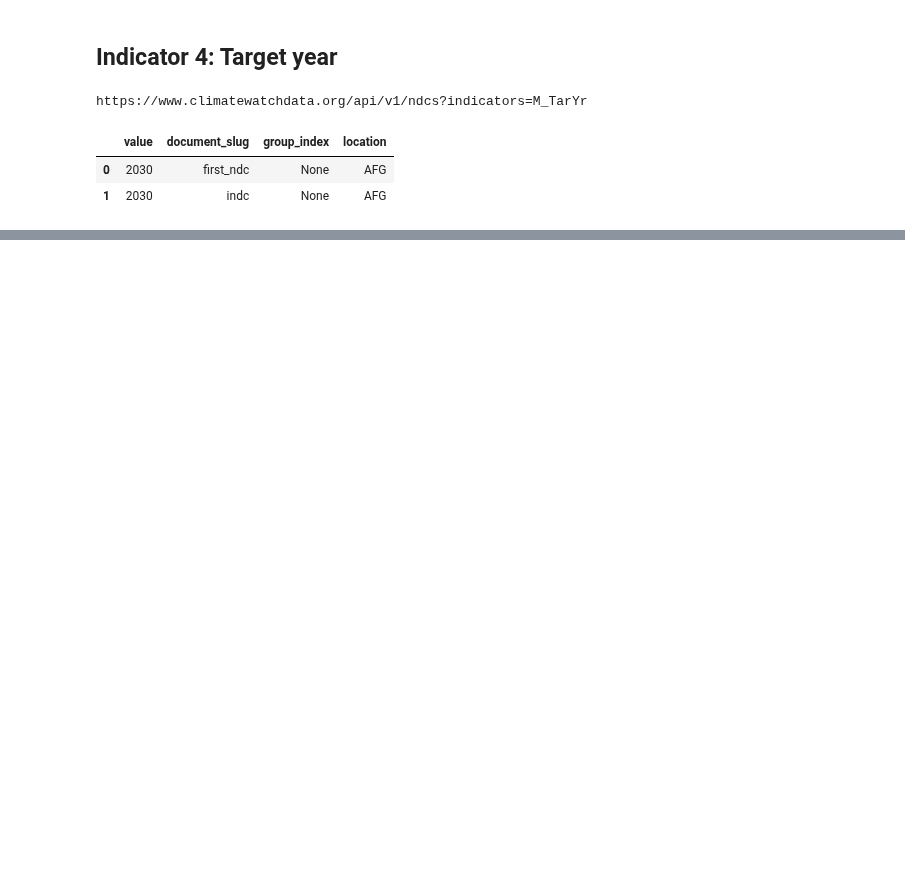
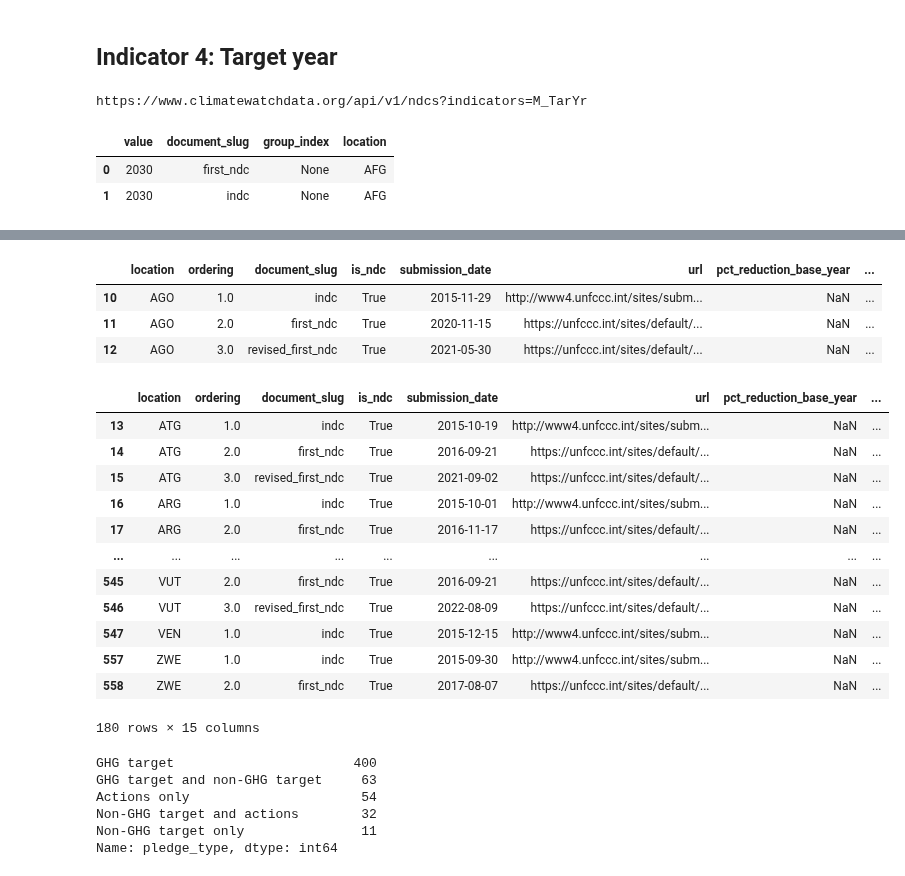
Before and after one commit to Vizzuality/mangrove-atlas, a Jupyter notebook: data/notebooks/Lab/data_exploration/climate_watch_endpoints.ipynb, the cells around one changed output, grey strips where cells are left out. Cells and saved outputs as stored; diff of their text form; code cells hidden in the pictures; blank space fills up the shorter version.

```diff
--- a/data/notebooks/Lab/data_exploration/climate_watch_endpoints.ipynb
+++ b/data/notebooks/Lab/data_exploration/climate_watch_endpoints.ipynb
@@ -346,0 +569,32 @@ ind_4
+# %%
+df_concat[df_concat['location'] == 'AGO']
+# %% [output]
+|  | location | ordering | document_slug | is_ndc | submission_date | url | pct_reduction_base_year | ... |
+| 10 | AGO | 1.0 | indc | True | 2015-11-29 | http://www4.unfccc.int/sites/subm... | NaN | ... |
+| 11 | AGO | 2.0 | first_ndc | True | 2020-11-15 | https://unfccc.int/sites/default/... | NaN | ... |
+| 12 | AGO | 3.0 | revised_first_ndc | True | 2021-05-30 | https://unfccc.int/sites/default/... | NaN | ... |
+# %%
+df_concat[(df_concat['pct_reduction_base_year'].isna()) & (df_concat['pct_reduction_baseline'].isna())]
+# %% [output]
+|  | location | ordering | document_slug | is_ndc | submission_date | url | pct_reduction_base_year | ... |
+| 13 | ATG | 1.0 | indc | True | 2015-10-19 | http://www4.unfccc.int/sites/subm... | NaN | ... |
+| 14 | ATG | 2.0 | first_ndc | True | 2016-09-21 | https://unfccc.int/sites/default/... | NaN | ... |
+| 15 | ATG | 3.0 | revised_first_ndc | True | 2021-09-02 | https://unfccc.int/sites/default/... | NaN | ... |
+| 16 | ARG | 1.0 | indc | True | 2015-10-01 | http://www4.unfccc.int/sites/subm... | NaN | ... |
+| 17 | ARG | 2.0 | first_ndc | True | 2016-11-17 | https://unfccc.int/sites/default/... | NaN | ... |
+| ... | ... | ... | ... | ... | ... | ... | ... | ... |
+| 545 | VUT | 2.0 | first_ndc | True | 2016-09-21 | https://unfccc.int/sites/default/... | NaN | ... |
+| 546 | VUT | 3.0 | revised_first_ndc | True | 2022-08-09 | https://unfccc.int/sites/default/... | NaN | ... |
+| 547 | VEN | 1.0 | indc | True | 2015-12-15 | http://www4.unfccc.int/sites/subm... | NaN | ... |
+| 557 | ZWE | 1.0 | indc | True | 2015-09-30 | http://www4.unfccc.int/sites/subm... | NaN | ... |
+| 558 | ZWE | 2.0 | first_ndc | True | 2017-08-07 | https://unfccc.int/sites/default/... | NaN | ... |
+180 rows × 15 columns
+# %%
+df_concat['pledge_type'].value_counts(dropna=False)
+# %% [output]
+GHG target                       400
+GHG target and non-GHG target     63
+Actions only                      54
+Non-GHG target and actions        32
+Non-GHG target only               11
+Name: pledge_type, dtype: int64
```
Also changed, not shown: parts of 54 cells of this notebook.
